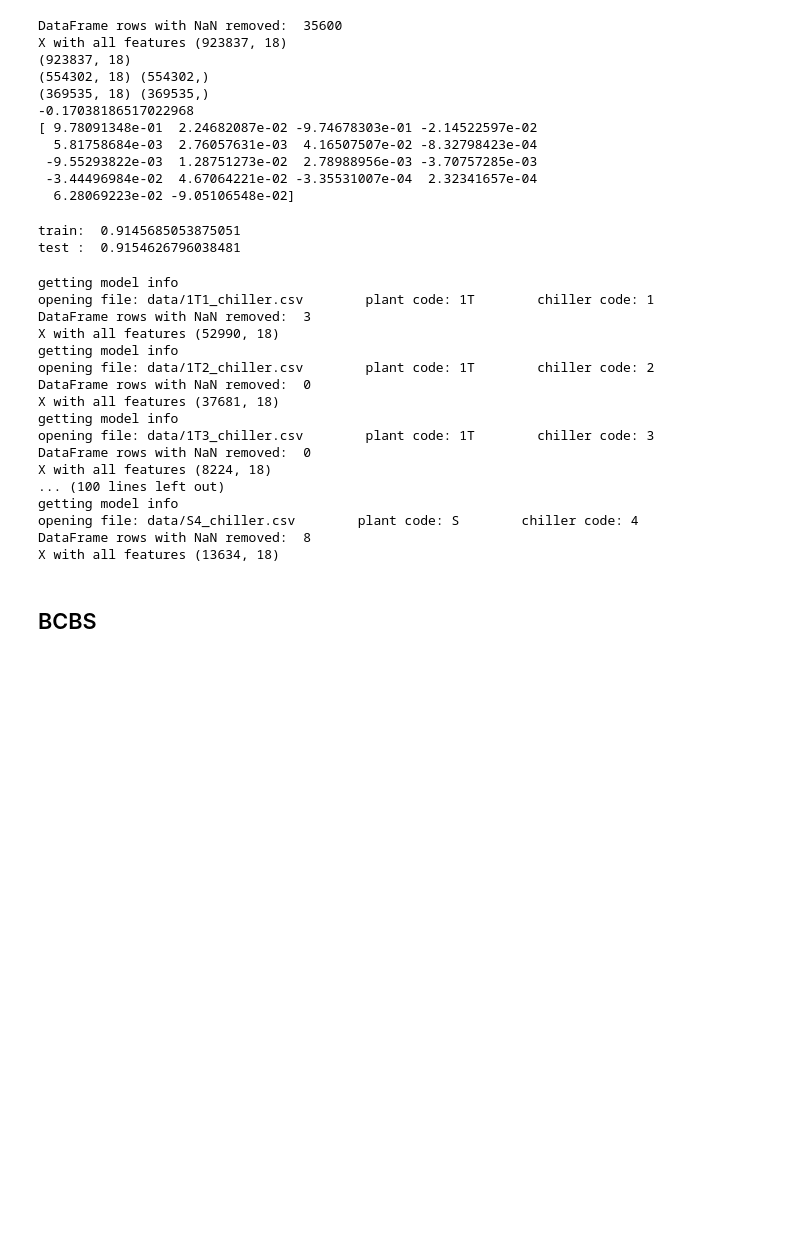
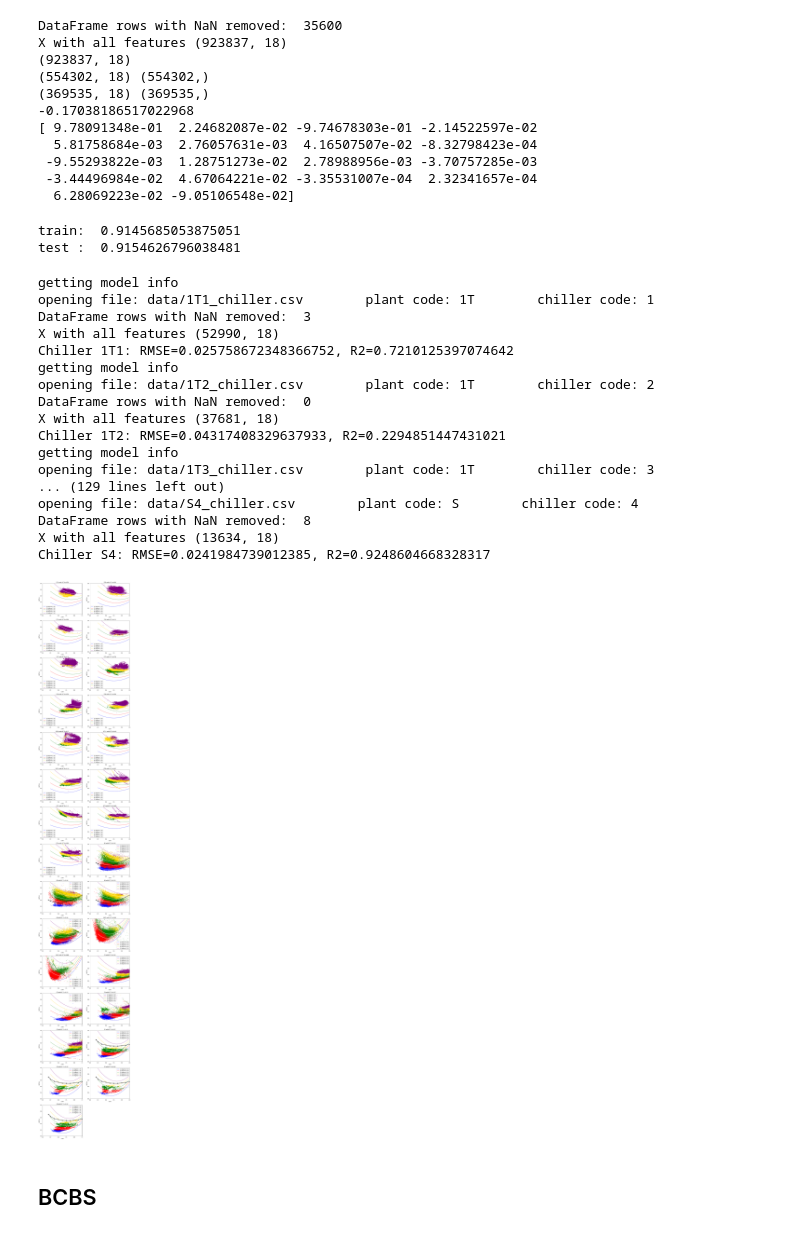
Before and after one commit to Stitchmaker/Metis_Bootcamp, a Jupyter notebook: Kojak_Project/Kojak_LinearRegression_SelectPlants.ipynb, the cells around one changed output. Saved outputs shown, nothing was run; the diff lists cells and outputs as text; code cells hidden in the pictures; blank space fills up the shorter version.

Commit message:
whole plant predictor

```diff
--- a/Kojak_Project/Kojak_LinearRegression_SelectPlants.ipynb
+++ b/Kojak_Project/Kojak_LinearRegression_SelectPlants.ipynb
@@ -337,7 +337,7 @@ def new_get_Xy(file_name,features=[]):
 
     return X, y, df
 # %%
-def compute_lift_lines(model, features, df, RatedTon=0,plot=True):
+def compute_lift_lines(model, features, df, plot=True):
     col_list = ['blue','red','green','gold','purple']
     lift_lines = {}
 
@@ -541,7 +541,7 @@ def pltcolor(lift,col_list):
 def plot_all_curves(ChList,feat,model,savefile=''):
 
     num_plots = len(ChList)
-    fig, axes = plt.subplots(nrows=(num_plots+1)//2, ncols=2, figsize=(15, int(num_plots/2)*8))
+    fig, axes = plt.subplots(nrows=(num_plots+1)//2, ncols=2, figsize=(15, int(num_plots/2)*7))
 
     col_list = { 10:'blue',
                  20:'red',
@@ -556,10 +556,15 @@ def plot_all_curves(ChList,feat,model,savefile=''):
 
         data_file = 'data/'+Chiller+'_chiller.csv'
         X_test, y_test, df = new_get_Xy(data_file,feat)
+        RMSE = sqrt(mean_squared_error(y_test, model.predict(X_test)))
+
         R2 = model.score(X_test,y_test)
 
-        RatedTon = 1000
-        lift_lines = compute_lift_lines(model, feat, df, RatedTon, plot=False)
+        print(f'Chiller {Chiller}: RMSE={RMSE}, R2={R2}')
+
+        lift_lines = compute_lift_lines(model, feat, df, plot=False)
+
+        pickle.dump(lift_lines,open(Chiller+'lift_lines.pkl','wb'))
 
         for key in lift_lines:
             x_line = lift_lines[key][0]
@@ -681,26 +688,28 @@ print('test : ',lr.score(X_test,y_test))
 train:  0.9145685053875051
 test :  0.9154626796038481
 # %%
-savefile = '1T_5T_BC_B_C_S.pdf'
+#savefile = '1T_5T_BC_B_C_S.pdf'
+savefile = ''
 plot_all_curves(ChList,feat,lr,savefile)
 # %% [output]
 getting model info
 opening file: data/1T1_chiller.csv        plant code: 1T        chiller code: 1
 DataFrame rows with NaN removed:  3
 X with all features (52990, 18)
+Chiller 1T1: RMSE=0.025758672348366752, R2=0.7210125397074642
 getting model info
 opening file: data/1T2_chiller.csv        plant code: 1T        chiller code: 2
 DataFrame rows with NaN removed:  0
 X with all features (37681, 18)
+Chiller 1T2: RMSE=0.04317408329637933, R2=0.2294851447431021
 getting model info
 opening file: data/1T3_chiller.csv        plant code: 1T        chiller code: 3
-DataFrame rows with NaN removed:  0
-X with all features (8224, 18)
-... (100 lines left out)
-getting model info
+... (129 lines left out)
 opening file: data/S4_chiller.csv        plant code: S        chiller code: 4
 DataFrame rows with NaN removed:  8
 X with all features (13634, 18)
+Chiller S4: RMSE=0.0241984739012385, R2=0.9248604668328317
+[figure, added]
 # %%
 #ChList = (['B1','B2','B3'])
 
```
Also changed, not shown: parts of 3 cells of this notebook, 2 other files.
